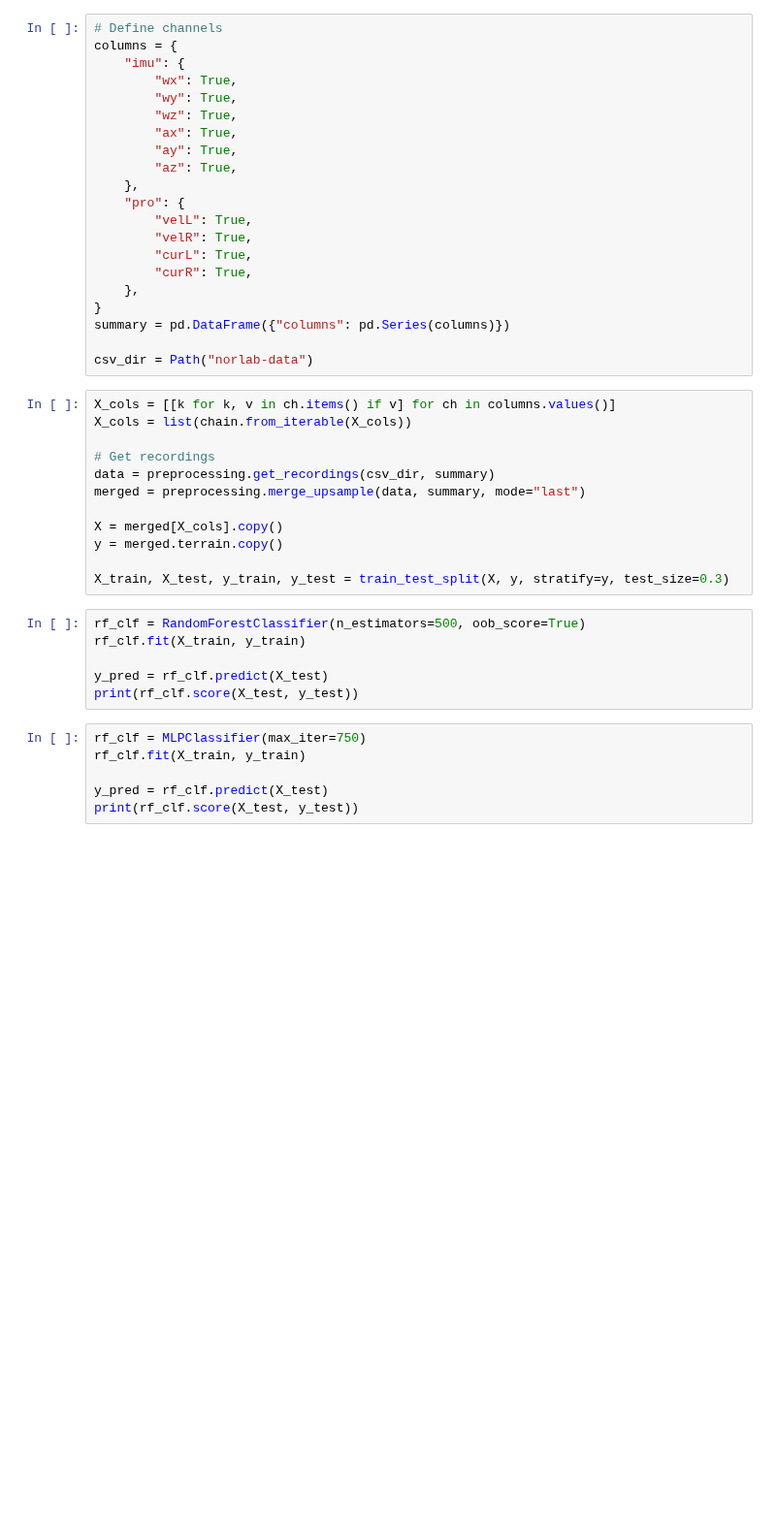
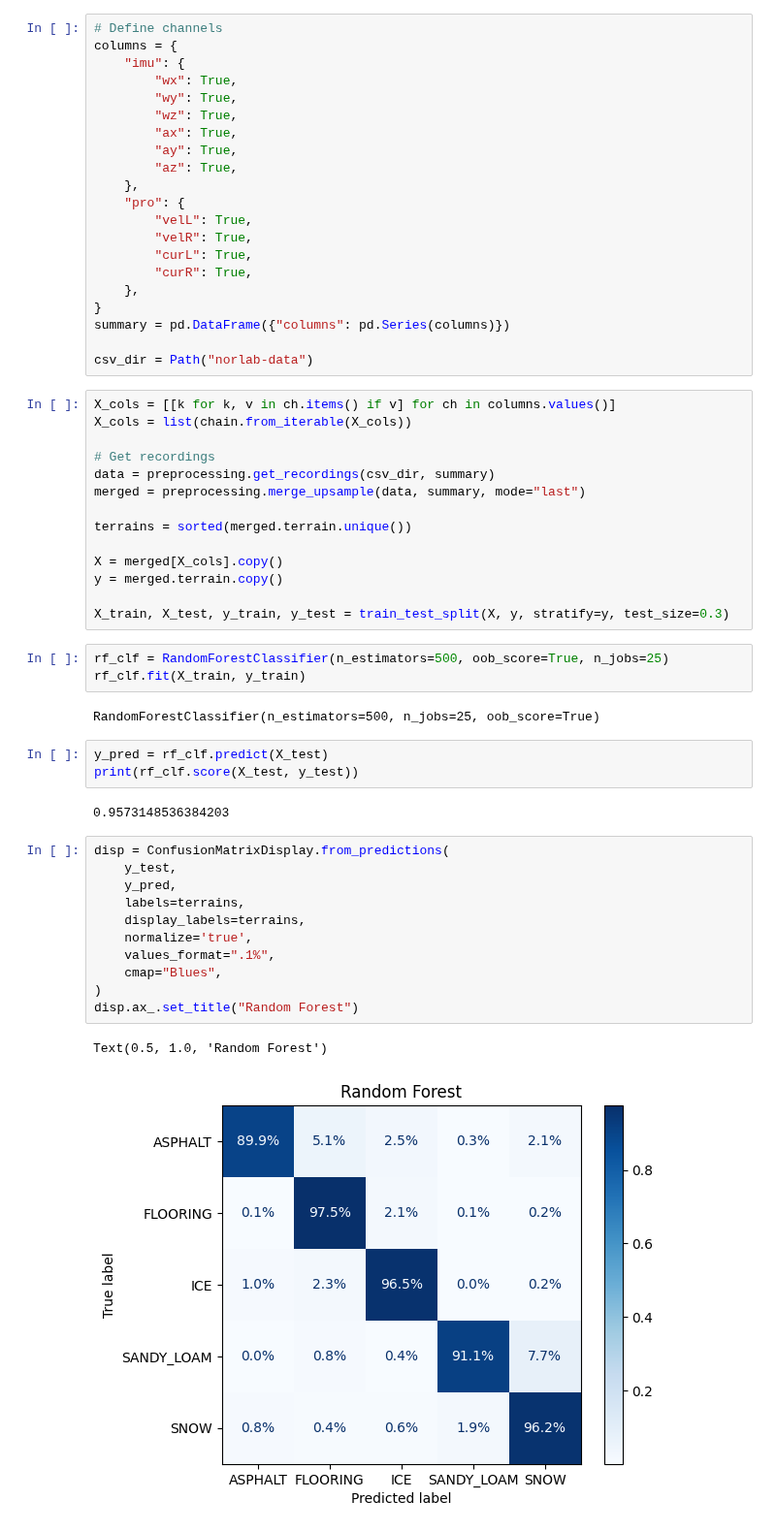
Before and after one commit to norlab-ulaval/BorealTC, a Jupyter notebook: clf.ipynb, the cells around one changed output. Shown at 97% size. Saved outputs shown, nothing was run; the diff lists cells and outputs as text; blank space fills up the shorter version.

```diff
--- a/clf.ipynb
+++ b/clf.ipynb
@@ -37,19 +38,33 @@ X_cols = list(chain.from_iterable(X_cols))
 data = preprocessing.get_recordings(csv_dir, summary)
 merged = preprocessing.merge_upsample(data, summary, mode="last")
 
+terrains = sorted(merged.terrain.unique())
+
 X = merged[X_cols].copy()
 y = merged.terrain.copy()
 
 X_train, X_test, y_train, y_test = train_test_split(X, y, stratify=y, test_size=0.3)
 # %%
-rf_clf = RandomForestClassifier(n_estimators=500, oob_score=True)
+rf_clf = RandomForestClassifier(n_estimators=500, oob_score=True, n_jobs=25)
 rf_clf.fit(X_train, y_train)
-
-y_pred = rf_clf.predict(X_test)
-print(rf_clf.score(X_test, y_test))
+# %% [output]
+RandomForestClassifier(n_estimators=500, n_jobs=25, oob_score=True)
 # %%
-rf_clf = MLPClassifier(max_iter=750)
-rf_clf.fit(X_train, y_train)
-
 y_pred = rf_clf.predict(X_test)
 print(rf_clf.score(X_test, y_test))
+# %% [output]
+0.9573148536384203
+# %%
+disp = ConfusionMatrixDisplay.from_predictions(
+    y_test,
+    y_pred,
+    labels=terrains,
+    display_labels=terrains,
+    normalize='true',
+    values_format=".1%",
+    cmap="Blues",
+)
+disp.ax_.set_title("Random Forest")
+# %% [output]
+Text(0.5, 1.0, 'Random Forest')
+[figure, added]
```
Also changed, not shown: parts of 4 cells of this notebook.
